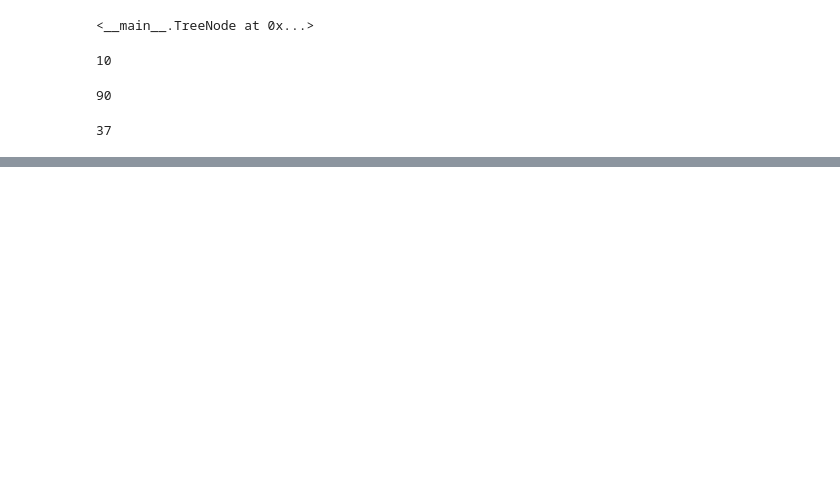
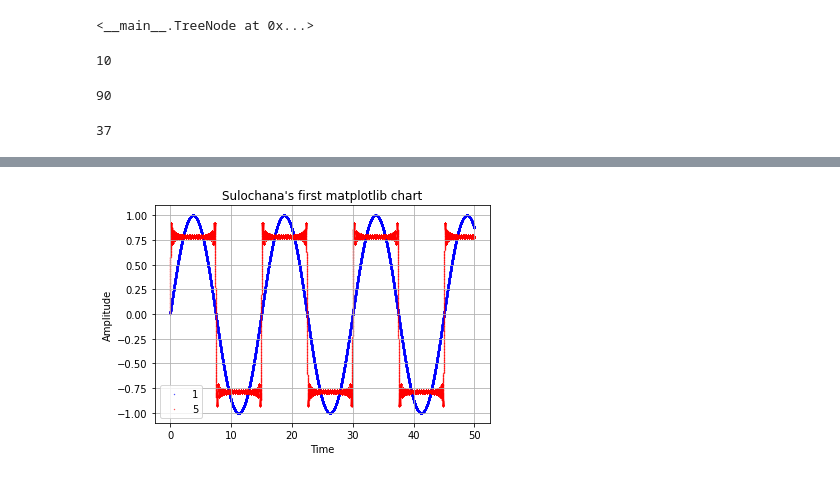
Before and after one commit to SulochanaDhar/Practice2, a Jupyter notebook: Tree1.ipynb, the cells around one changed output, grey strips where cells are left out. Saved outputs shown, nothing was run; the diff lists cells and outputs as text; code cells hidden in the pictures; blank space fills up the shorter version.

```diff
--- a/Tree1.ipynb
+++ b/Tree1.ipynb
@@ -42,0 +66,12 @@ b.right.right.data
+# %%
+s=0.1
+plt.scatter(x,get_reconstructed_signal(x,1,15),color='b', s=s, label='1')
+plt.scatter(x,get_reconstructed_signal(x,20,15),color='r', s=s, label='5')
+plt.title("Sulochana's first matplotlib chart")
+plt.xlabel("Time")
+plt.ylabel("Amplitude")
+plt.legend()
+plt.grid()
+plt.show()
+# %% [output]
+[figure, added]
```
Also changed, not shown: parts of 19 cells of this notebook.
